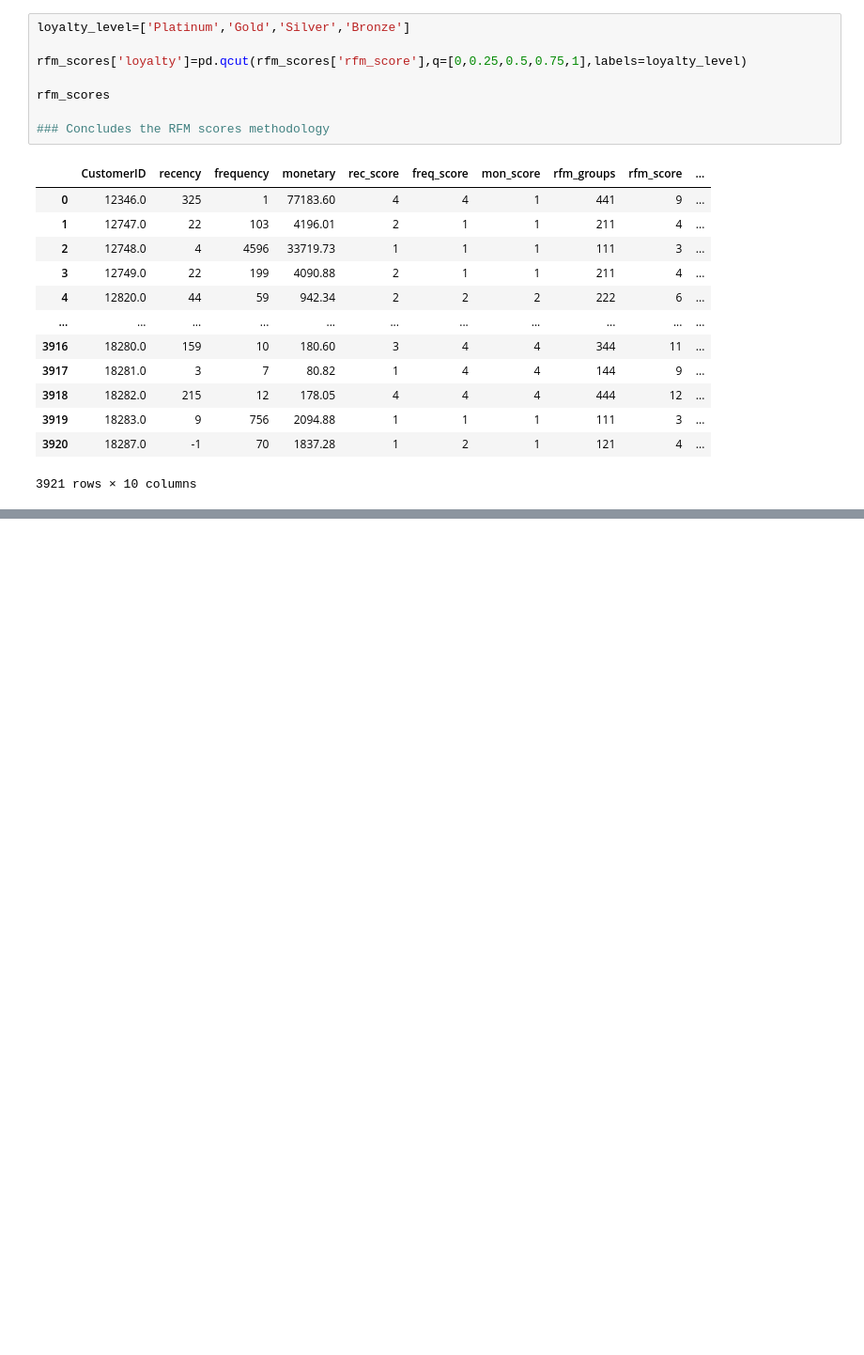
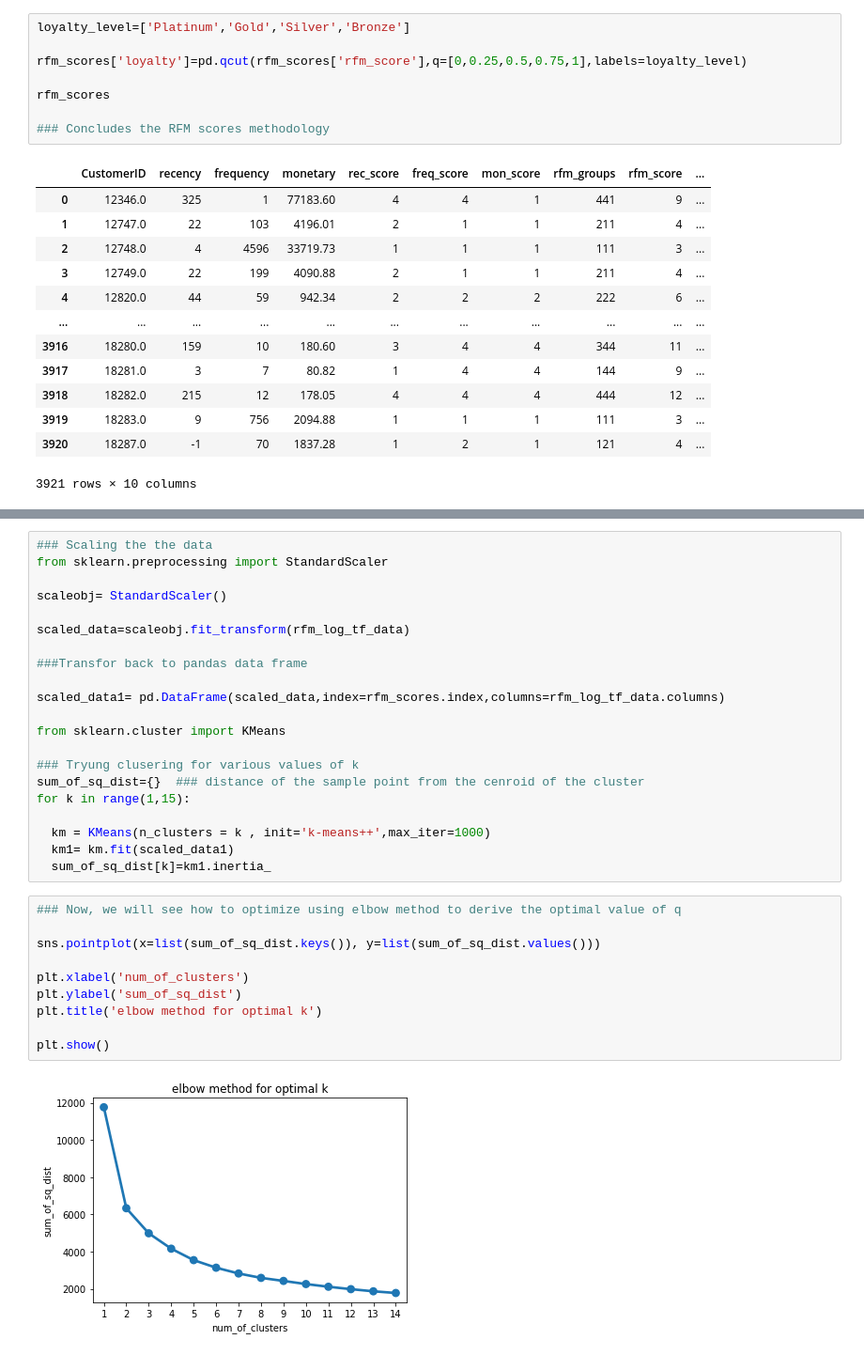
Before and after one commit to akashban812/DS-practice, a Jupyter notebook: Customer_Segmentation.ipynb, the cells around one changed output, grey strips where cells are left out. Shown: that part at 94% size. Drawn from its saved outputs; the diff is of its cells as text; blank space fills up the shorter version.

```diff
--- a/Customer_Segmentation.ipynb
+++ b/Customer_Segmentation.ipynb
@@ -139,0 +163,33 @@ rfm_scores
+# %%
+### Scaling the the data
+from sklearn.preprocessing import StandardScaler
+
+scaleobj= StandardScaler()
+
+scaled_data=scaleobj.fit_transform(rfm_log_tf_data)
+
+###Transfor back to pandas data frame
+
+scaled_data1= pd.DataFrame(scaled_data,index=rfm_scores.index,columns=rfm_log_tf_data.columns)
+
+from sklearn.cluster import KMeans
+
+### Tryung clusering for various values of k
+sum_of_sq_dist={}  ### distance of the sample point from the cenroid of the cluster
+for k in range(1,15):
+
+  km = KMeans(n_clusters = k , init='k-means++',max_iter=1000)
+  km1= km.fit(scaled_data1)
+  sum_of_sq_dist[k]=km1.inertia_
+# %%
+### Now, we will see how to optimize using elbow method to derive the optimal value of q
+
+sns.pointplot(x=list(sum_of_sq_dist.keys()), y=list(sum_of_sq_dist.values()))
+
+plt.xlabel('num_of_clusters')
+plt.ylabel('sum_of_sq_dist')
+plt.title('elbow method for optimal k')
+
+plt.show()
+# %% [output]
+[figure, added]
```
Also changed, not shown: parts of 6 cells of this notebook.
